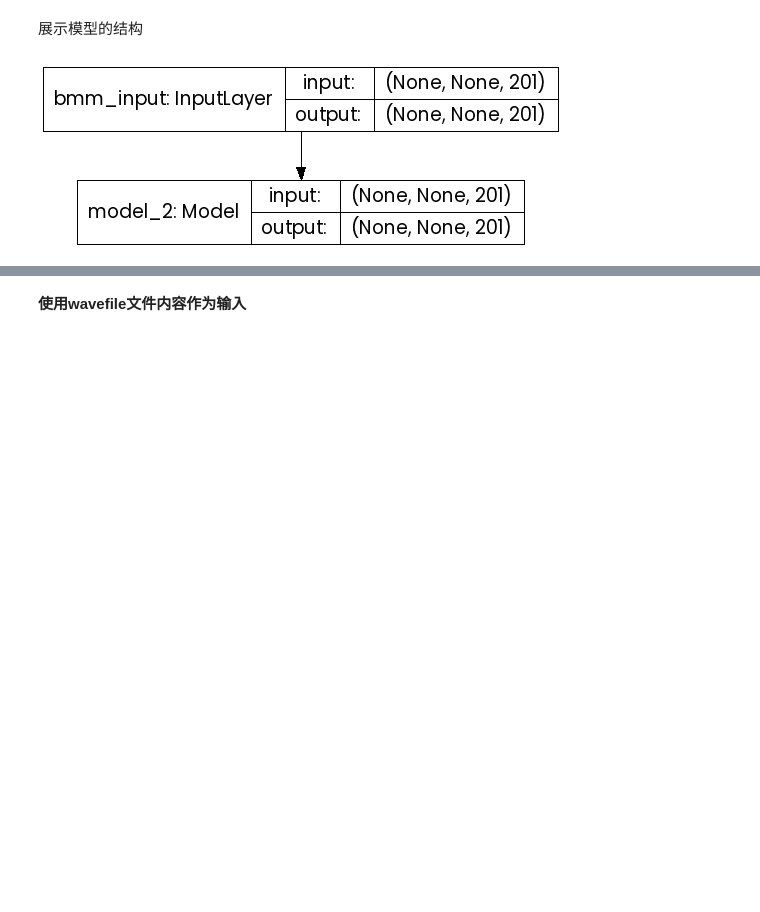
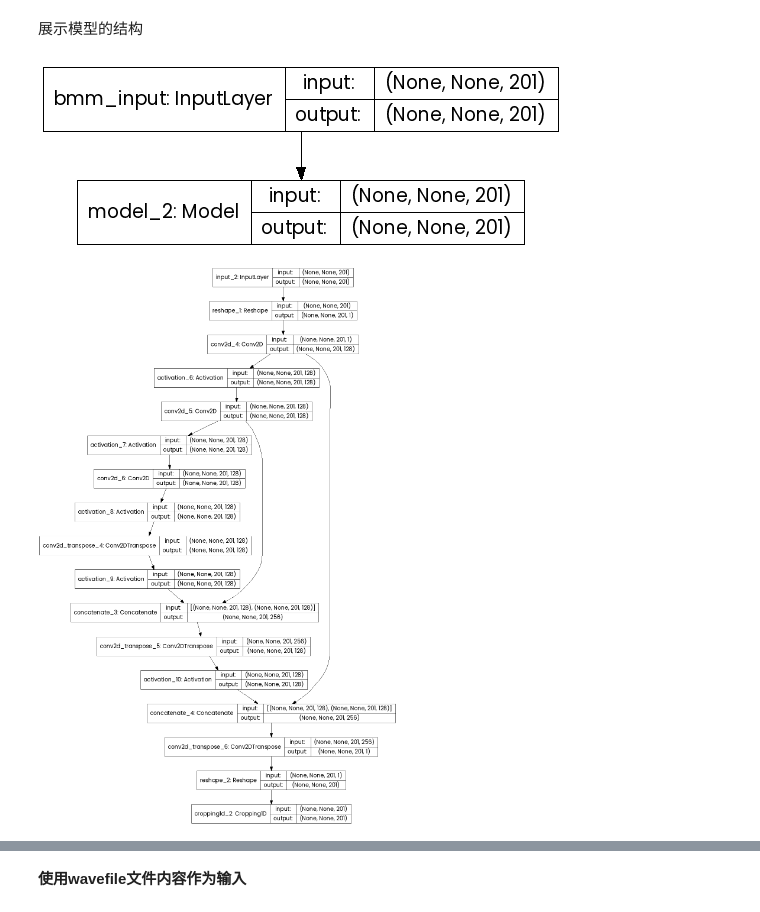
Before and after one commit to xuhe2/CoNNear_IHC-ANF, a Jupyter notebook: connear_notebook.ipynb, the cells around one changed output, grey strips where cells are left out. Drawn from its saved outputs; the diff is of its cells as text; code cells hidden in the pictures; blank space fills up the shorter version.

```diff
--- a/connear_notebook.ipynb
+++ b/connear_notebook.ipynb
@@ -126,6 +126,8 @@ Nenc = 3 # number of layers in the encoder - check for the input size
 N_cf = 201
 ihc = load_connear_model(modeldir,json_name="/ihc.json",weights_name="/ihc.h5",name="ihc_model")
 ihc.summary()
+sub_model = ihc.get_layer('model_2')  # 根据层名获取
+sub_model.summary()  # 打印子模型的结构
 # %% [output]
 WARNING:tensorflow:From /home/xuhe/miniconda3/envs/cnnear/lib/python3.6/site-packages/tensorflow_core/python/ops/resource_variable_ops.py:1630: calling BaseResourceVariable.__init__ (from tensorflow.p ...
 Instructions for updating:
@@ -149,6 +153,10 @@ from keras.utils.vis_utils import plot_model
 plot_model(ihc, show_layer_names=True, show_shapes=True)
 # %% [output]
 [figure]
+# %%
+plot_model(sub_model, show_layer_names=True, show_shapes=True)
+# %% [output]
+[figure, added]
 # %%
 # Define the pure tone stimulus
 f_tone = 1e3 # frequency of the pure tone
```
Also changed, not shown: parts of 8 cells of this notebook.
